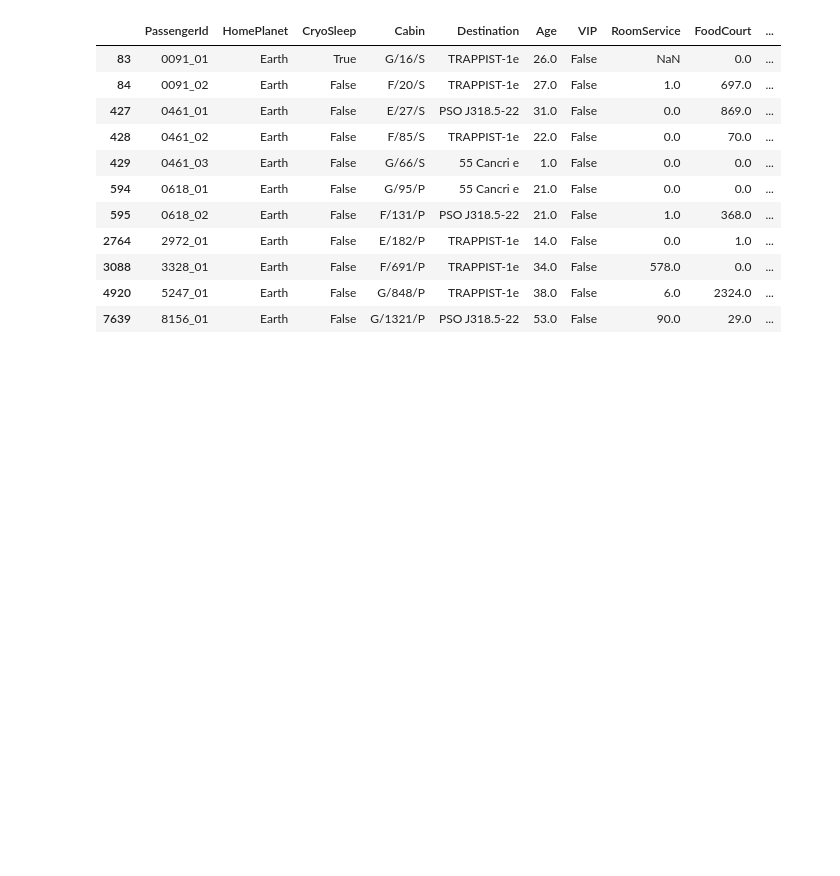
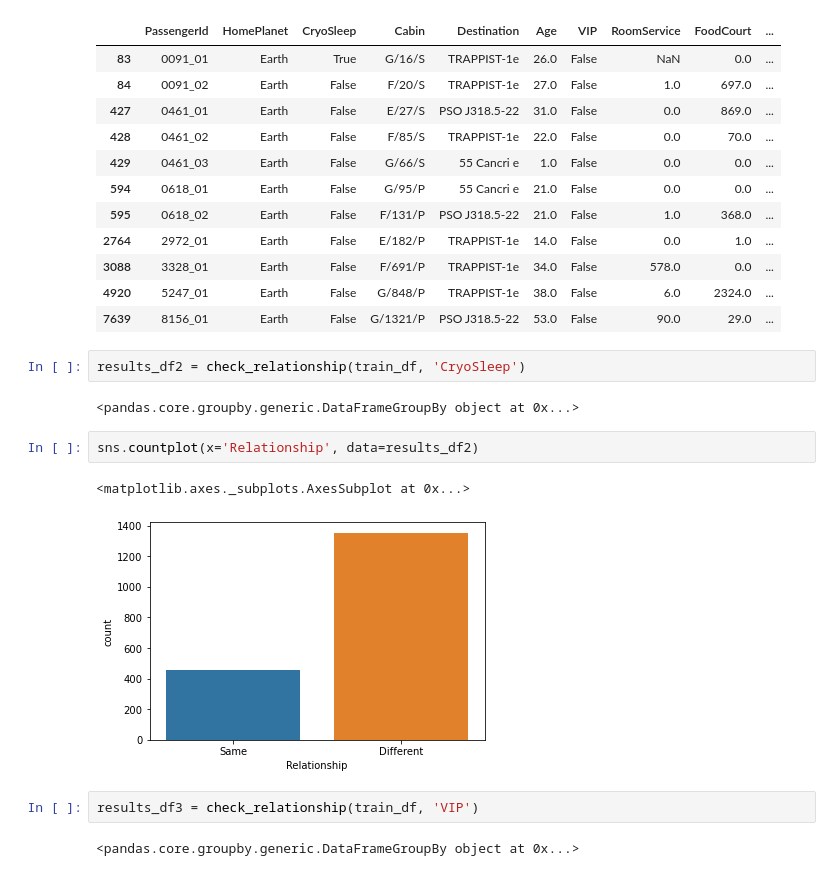
Before and after one commit to aayushshrma/spaceship-titanic, a Jupyter notebook: data_exploration/spaceship-titanic.ipynb, the cells around one changed output. Drawn from its saved outputs; the diff is of its cells as text; blank space fills up the shorter version.

```diff
--- a/data_exploration/spaceship-titanic.ipynb
+++ b/data_exploration/spaceship-titanic.ipynb
@@ -207,3 +207,16 @@ train_df[train_df['Name'].str.contains('Yorkland', na=False)]
 | 3088 | 3328_01 | Earth | False | F/691/P | TRAPPIST-1e | 34.0 | False | 578.0 | 0.0 | ... |
 | 4920 | 5247_01 | Earth | False | G/848/P | TRAPPIST-1e | 38.0 | False | 6.0 | 2324.0 | ... |
 | 7639 | 8156_01 | Earth | False | G/1321/P | PSO J318.5-22 | 53.0 | False | 90.0 | 29.0 | ... |
+# %%
+results_df2 = check_relationship(train_df, 'CryoSleep')
+# %% [output]
+<pandas.core.groupby.generic.DataFrameGroupBy object at 0x...>
+# %%
+sns.countplot(x='Relationship', data=results_df2)
+# %% [output]
+<matplotlib.axes._subplots.AxesSubplot at 0x...>
+[figure, added]
+# %%
+results_df3 = check_relationship(train_df, 'VIP')
+# %% [output]
+<pandas.core.groupby.generic.DataFrameGroupBy object at 0x...>
```
Also changed, not shown: parts of 7 cells of this notebook.
